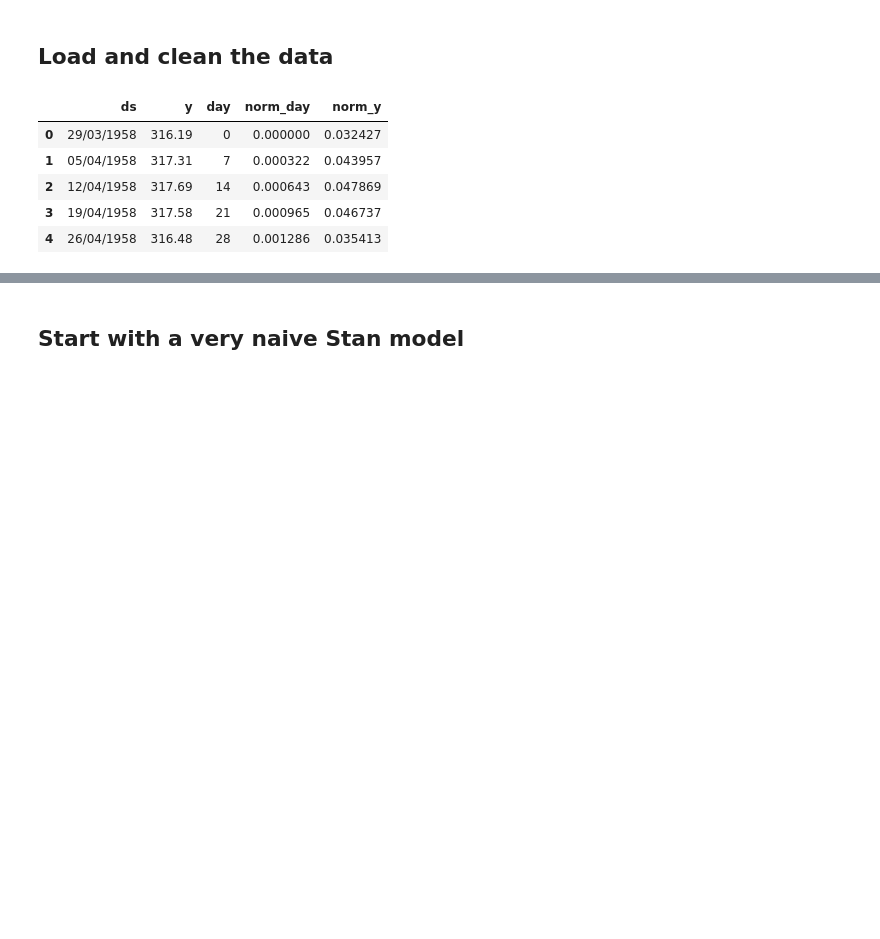
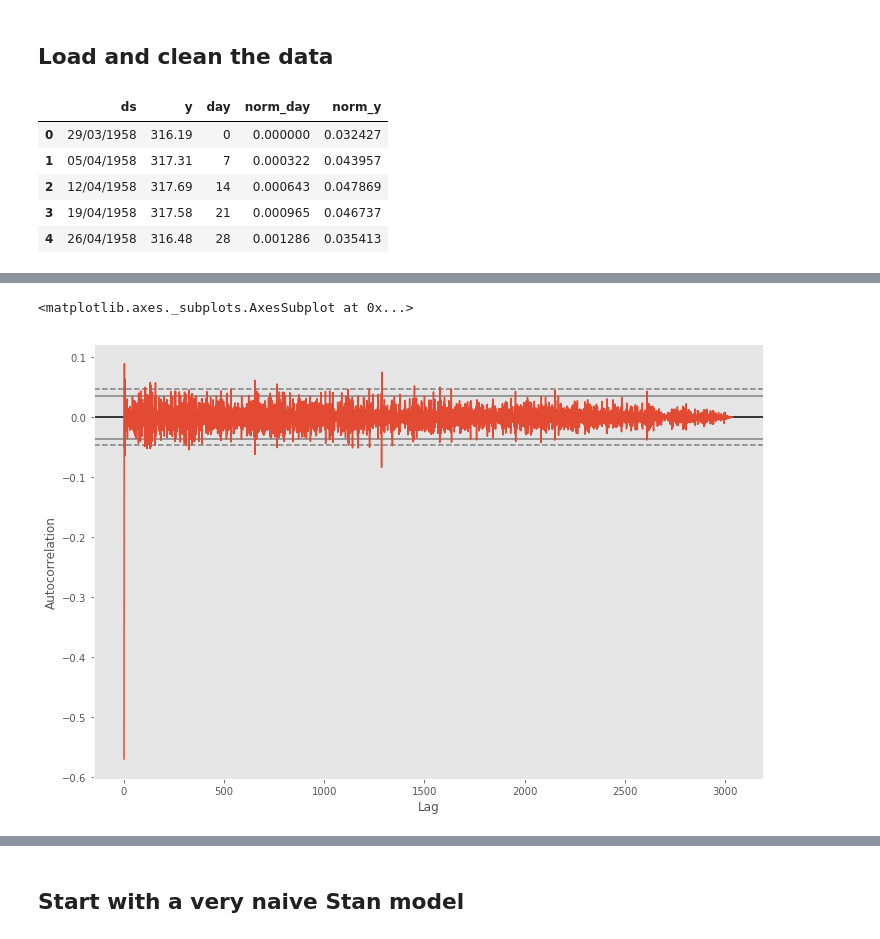
Before and after one commit to guydav/minerva, a Jupyter notebook: notebooks/CS146/0.X Final Project (Stan).ipynb, the cells around one changed output, grey strips where cells are left out. Saved outputs shown, nothing was run; the diff lists cells and outputs as text; code cells hidden in the pictures; blank space fills up the shorter version.

```diff
--- a/notebooks/CS146/0.X Final Project (Stan).ipynb
+++ b/notebooks/CS146/0.X Final Project (Stan).ipynb
@@ -80,0 +83,8 @@ test = mauna_loa[TRAIN_SIZE:]
+# %%
+second_diffs = [y - x for x, y in zip(y_diffs, y_diffs[1:])]
+fig = plt.figure(figsize=(12, 8))
+ax = fig.gca()
+autocorrelation_plot(second_diffs, ax)
+# %% [output]
+<matplotlib.axes._subplots.AxesSubplot at 0x...>
+[figure, added]
```
Also changed, not shown: parts of 29 cells of this notebook, 2 other files.
